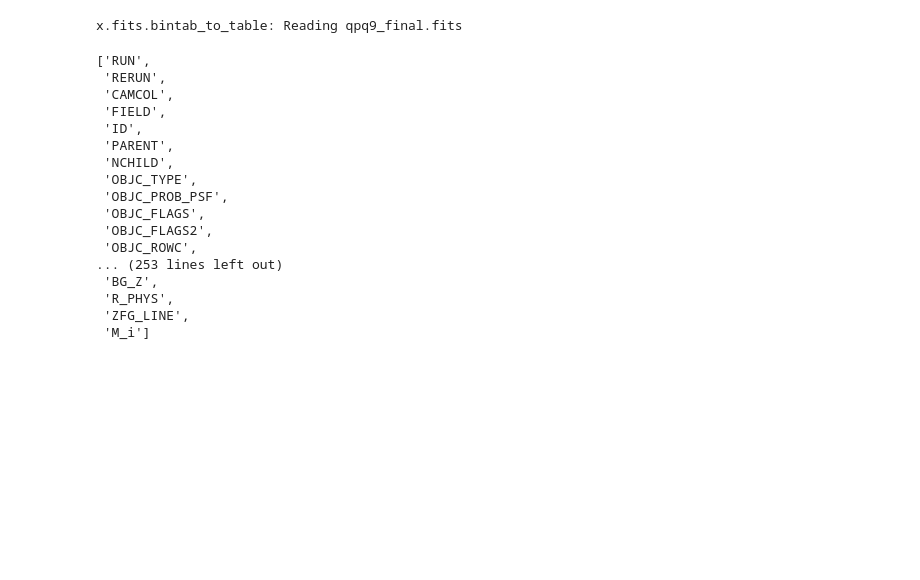
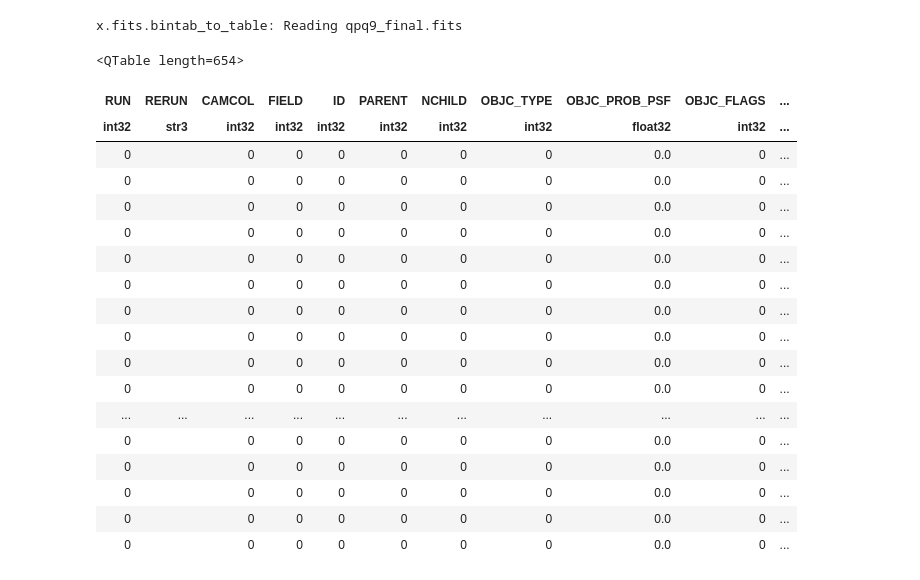
Before and after one commit to qsopairs/papers, a Jupyter notebook: QPQ9/Analysis/QPQ9_sample.ipynb, the cells around one changed output. Cells and saved outputs as stored; diff of their text form; code cells hidden in the pictures; blank space fills up the shorter version.

```diff
--- a/QPQ9/Analysis/QPQ9_sample.ipynb
+++ b/QPQ9/Analysis/QPQ9_sample.ipynb
@@ -677,22 +704,24 @@ QPQ9 = xxf.bintab_to_table('qpq9_final.fits')
 # %% [output]
 x.fits.bintab_to_table: Reading qpq9_final.fits
 # %%
-QPQ9.keys()
+QPQ9
 # %% [output]
-['RUN',
- 'RERUN',
- 'CAMCOL',
- 'FIELD',
- 'ID',
- 'PARENT',
- 'NCHILD',
- 'OBJC_TYPE',
- 'OBJC_PROB_PSF',
- 'OBJC_FLAGS',
- 'OBJC_FLAGS2',
- 'OBJC_ROWC',
-... (253 lines left out)
- 'BG_Z',
- 'R_PHYS',
- 'ZFG_LINE',
- 'M_i']
+<QTable length=654>
+| RUN | RERUN | CAMCOL | FIELD | ID | PARENT | NCHILD | OBJC_TYPE | OBJC_PROB_PSF | OBJC_FLAGS | ... |
+| int32 | str3 | int32 | int32 | int32 | int32 | int32 | int32 | float32 | int32 | ... |
+| 0 |  | 0 | 0 | 0 | 0 | 0 | 0 | 0.0 | 0 | ... |
+| 0 |  | 0 | 0 | 0 | 0 | 0 | 0 | 0.0 | 0 | ... |
+| 0 |  | 0 | 0 | 0 | 0 | 0 | 0 | 0.0 | 0 | ... |
+| 0 |  | 0 | 0 | 0 | 0 | 0 | 0 | 0.0 | 0 | ... |
+| 0 |  | 0 | 0 | 0 | 0 | 0 | 0 | 0.0 | 0 | ... |
+| 0 |  | 0 | 0 | 0 | 0 | 0 | 0 | 0.0 | 0 | ... |
+| 0 |  | 0 | 0 | 0 | 0 | 0 | 0 | 0.0 | 0 | ... |
+| 0 |  | 0 | 0 | 0 | 0 | 0 | 0 | 0.0 | 0 | ... |
+| 0 |  | 0 | 0 | 0 | 0 | 0 | 0 | 0.0 | 0 | ... |
+| 0 |  | 0 | 0 | 0 | 0 | 0 | 0 | 0.0 | 0 | ... |
+| ... | ... | ... | ... | ... | ... | ... | ... | ... | ... | ... |
+| 0 |  | 0 | 0 | 0 | 0 | 0 | 0 | 0.0 | 0 | ... |
+| 0 |  | 0 | 0 | 0 | 0 | 0 | 0 | 0.0 | 0 | ... |
+| 0 |  | 0 | 0 | 0 | 0 | 0 | 0 | 0.0 | 0 | ... |
+| 0 |  | 0 | 0 | 0 | 0 | 0 | 0 | 0.0 | 0 | ... |
+| 0 |  | 0 | 0 | 0 | 0 | 0 | 0 | 0.0 | 0 | ... |
```
Also changed, not shown: parts of 2 cells of this notebook, 5 other files.
